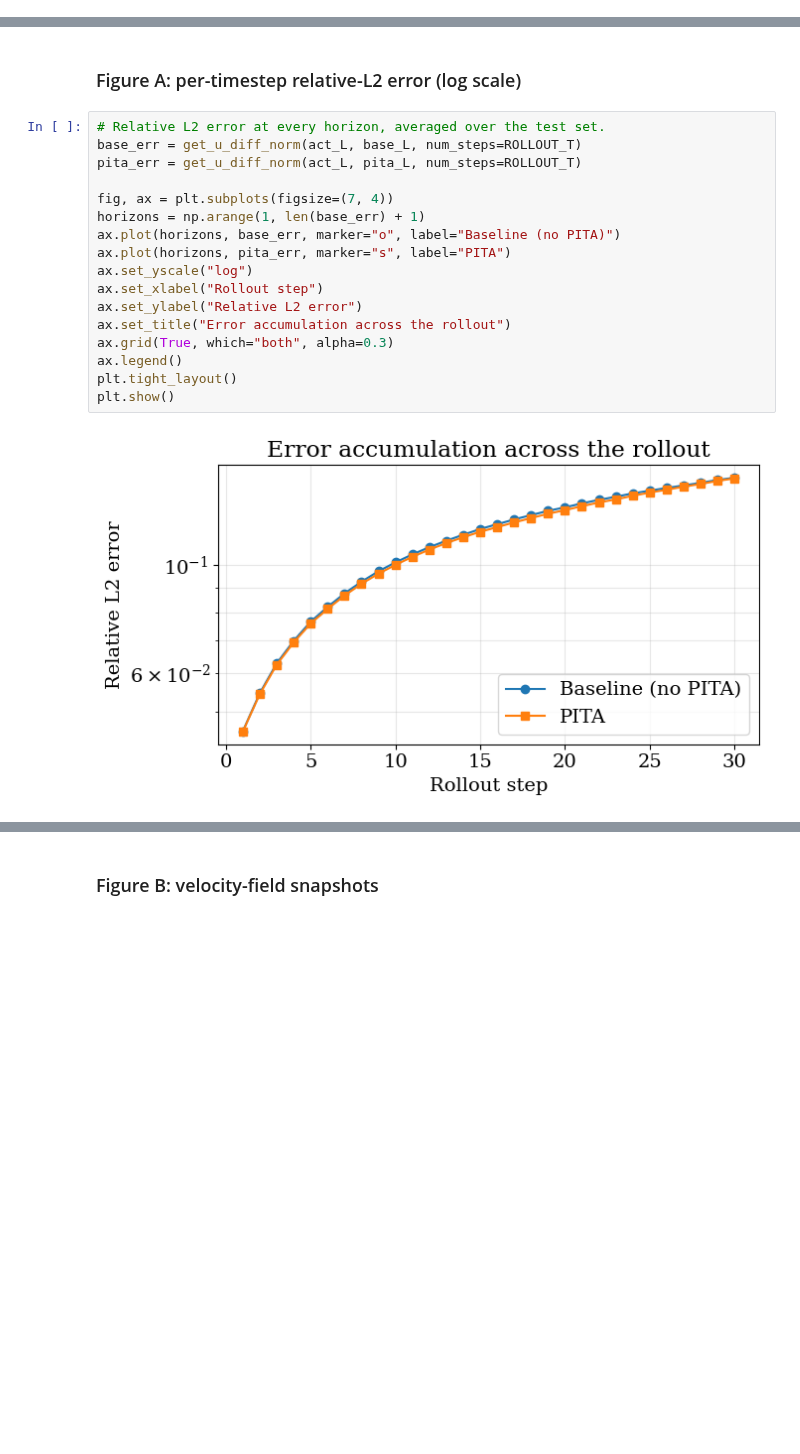
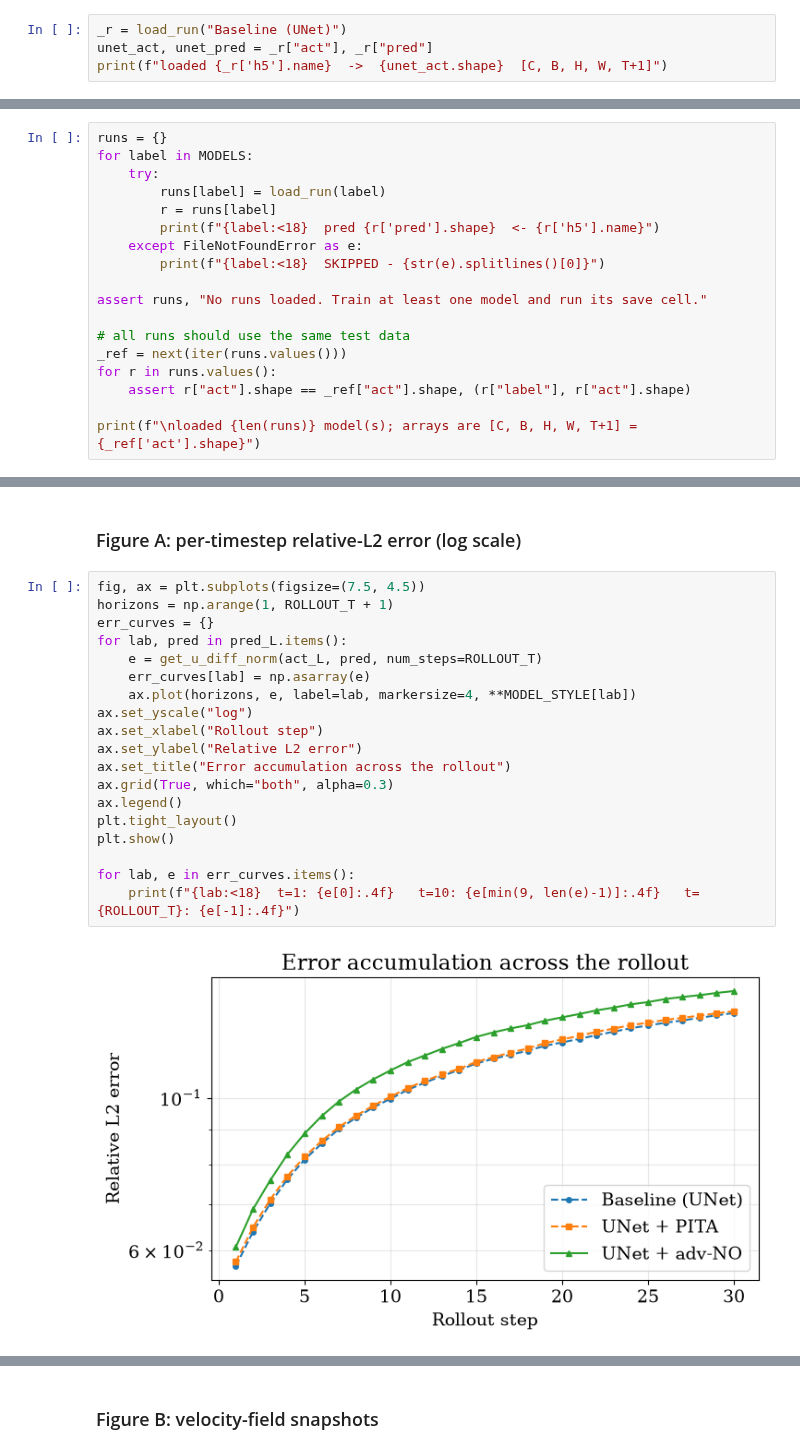
Before and after one commit to zhn2605/fluid-research-adv-NO, a Jupyter notebook: DeepLearning_Analysis.ipynb, the cells around one changed output, grey strips where cells are left out. Drawn from its saved outputs; the diff is of its cells as text; blank space fills up the shorter version.

Commit message:
Add run selection and model comparison figures to analysis notebook

```diff
--- a/DeepLearning_Analysis.ipynb
+++ b/DeepLearning_Analysis.ipynb
@@ -124,0 +136,4 @@ unet_act, unet_pred = load_all_data(model_type, speed)
+# %%
+_r = load_run("Baseline (UNet)")
+unet_act, unet_pred = _r["act"], _r["pred"]
+print(f"loaded {_r['h5'].name}  ->  {unet_act.shape}  [C, B, H, W, T+1]")
@@ -1156,0 +1032,18 @@ extended arrays -> actual (2, 96, 133, 89, 31), pred (2, 96, 133, 89, 31)  [C, B
+# %%
+runs = {}
+for label in MODELS:
+    try:
+        runs[label] = load_run(label)
+        r = runs[label]
+        print(f"{label:<18}  pred {r['pred'].shape}  <- {r['h5'].name}")
+    except FileNotFoundError as e:
+        print(f"{label:<18}  SKIPPED - {str(e).splitlines()[0]}")
+
+assert runs, "No runs loaded. Train at least one model and run its save cell."
+
+# all runs should use the same test data
+_ref = next(iter(runs.values()))
+for r in runs.values():
+    assert r["act"].shape == _ref["act"].shape, (r["label"], r["act"].shape)
+
+print(f"\nloaded {len(runs)} model(s); arrays are [C, B, H, W, T+1] = {_ref['act'].shape}")
@@ -1157,21 +1131,23 @@ extended arrays -> actual (2, 96, 133, 89, 31), pred (2, 96, 133, 89, 31)  [C, B
 # %% [markdown]
 ### Figure A: per-timestep relative-L2 error (log scale)
 # %%
-# Relative L2 error at every horizon, averaged over the test set.
-base_err = get_u_diff_norm(act_L, base_L, num_steps=ROLLOUT_T)
-pita_err = get_u_diff_norm(act_L, pita_L, num_steps=ROLLOUT_T)
-
-fig, ax = plt.subplots(figsize=(7, 4))
-horizons = np.arange(1, len(base_err) + 1)
-ax.plot(horizons, base_err, marker="o", label="Baseline (no PITA)")
-ax.plot(horizons, pita_err, marker="s", label="PITA")
+fig, ax = plt.subplots(figsize=(7.5, 4.5))
+horizons = np.arange(1, ROLLOUT_T + 1)
+err_curves = {}
+for lab, pred in pred_L.items():
+    e = get_u_diff_norm(act_L, pred, num_steps=ROLLOUT_T)
+    err_curves[lab] = np.asarray(e)
+    ax.plot(horizons, e, label=lab, markersize=4, **MODEL_STYLE[lab])
 ax.set_yscale("log")
 ax.set_xlabel("Rollout step")
 ax.set_ylabel("Relative L2 error")
 ax.set_title("Error accumulation across the rollout")
 ax.grid(True, which="both", alpha=0.3)
 ax.legend()
 plt.tight_layout()
 plt.show()
+
+for lab, e in err_curves.items():
+    print(f"{lab:<18}  t=1: {e[0]:.4f}   t=10: {e[min(9, len(e)-1)]:.4f}   t={ROLLOUT_T}: {e[-1]:.4f}")
 # %% [output]
-[figure, old version]
+[figure, new version]
```
Also changed, not shown: parts of 84 cells of this notebook.
